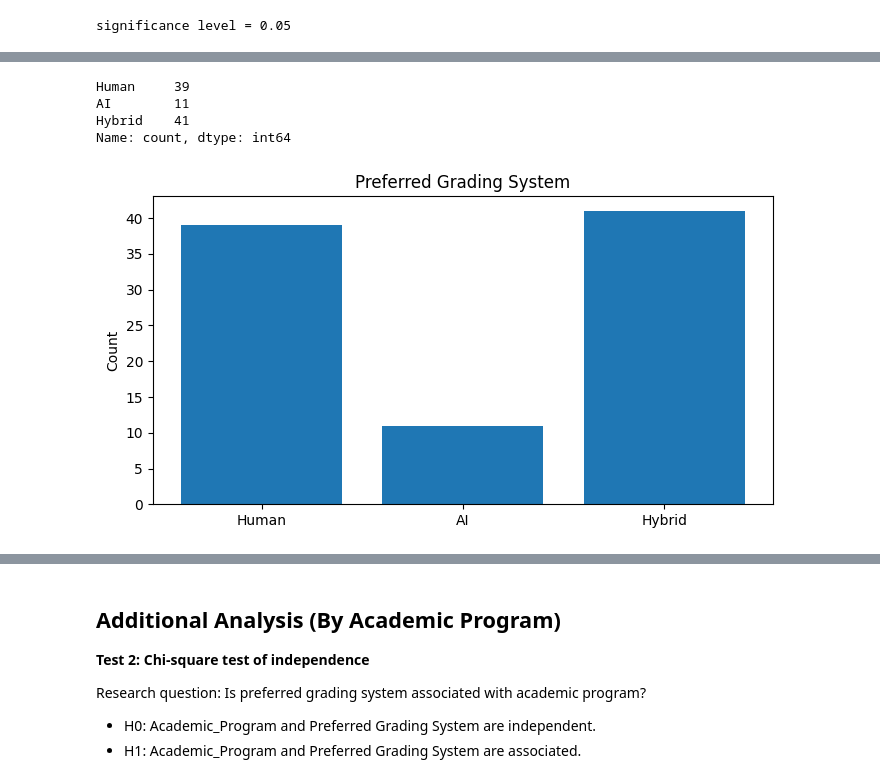
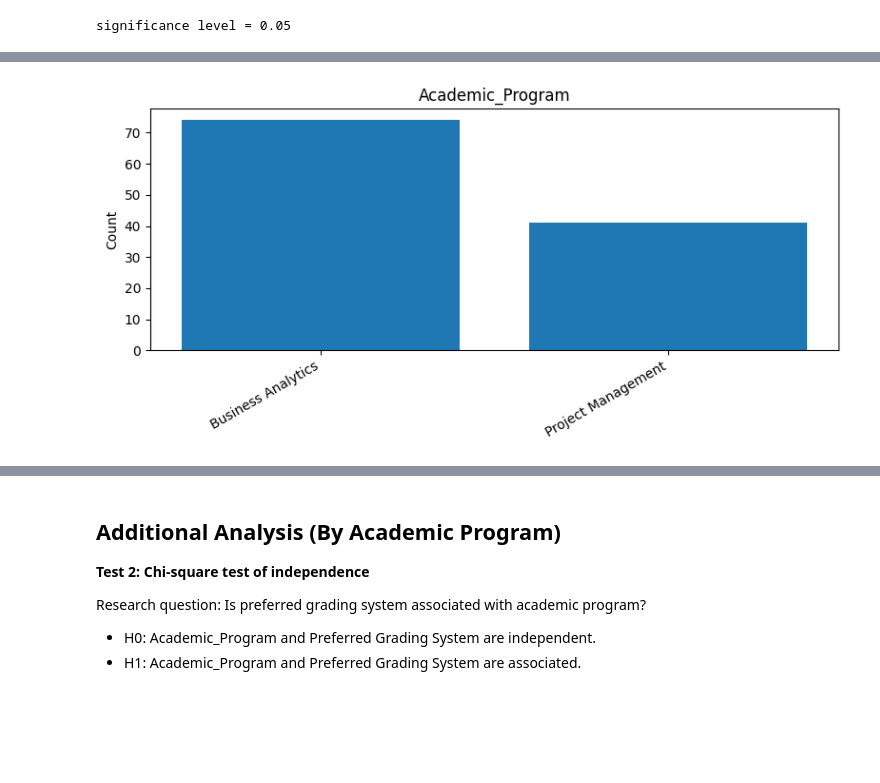
Before and after one commit to Merite-M/Statistics_Research_Project, a Jupyter notebook: Research_Analysis.ipynb, the cells around one changed output, grey strips where cells are left out. Drawn from its saved outputs; the diff is of its cells as text; code cells hidden in the pictures; blank space fills up the shorter version.

```diff
--- a/Research_Analysis.ipynb
+++ b/Research_Analysis.ipynb
@@ -104,27 +106,14 @@ plt.show()
-# %%
-# Normalize full survey labels into Human / AI / Hybrid for plotting
-pref_text = data["System_Preference"].fillna("").astype(str).str.strip().str.lower()
-
-pref_group = np.select(
-    [pref_text.str.contains("hybrid"), pref_text.str.contains("human"), pref_text.str.contains("100% ai|ai grading")],
-    ["Hybrid", "Human", "AI"],
-    default="Other"
-)
-
-pref = pd.Series(pref_group).value_counts().reindex(["Human", "AI", "Hybrid"], fill_value=0)
-print(pref)
-
-plt.figure(figsize=(8,4))
-plt.bar(pref.index, pref.values)
-plt.title("Preferred Grading System")
-plt.ylabel("Count")
-plt.show()
-# %% [output]
-Human     39
-AI        11
-Hybrid    41
-Name: count, dtype: int64
-[figure, removed]
+# %%
+plt.figure(figsize=(8,4))
+program_counts = data["Academic_Program"].value_counts()
+plt.bar(program_counts.index, program_counts.values)
+plt.title("Academic_Program")
+plt.ylabel("Count")
+plt.xticks(rotation=30, ha="right")
+plt.tight_layout()
+plt.show()
+# %% [output]
+[figure, added]
 # %%
 # Build paired dataset for within-student fairness comparison
 paired = data[["Human_Fairness", "AI_Fairness"]].dropna()
```
Also changed, not shown: parts of 14 cells of this notebook, 4 other files.
